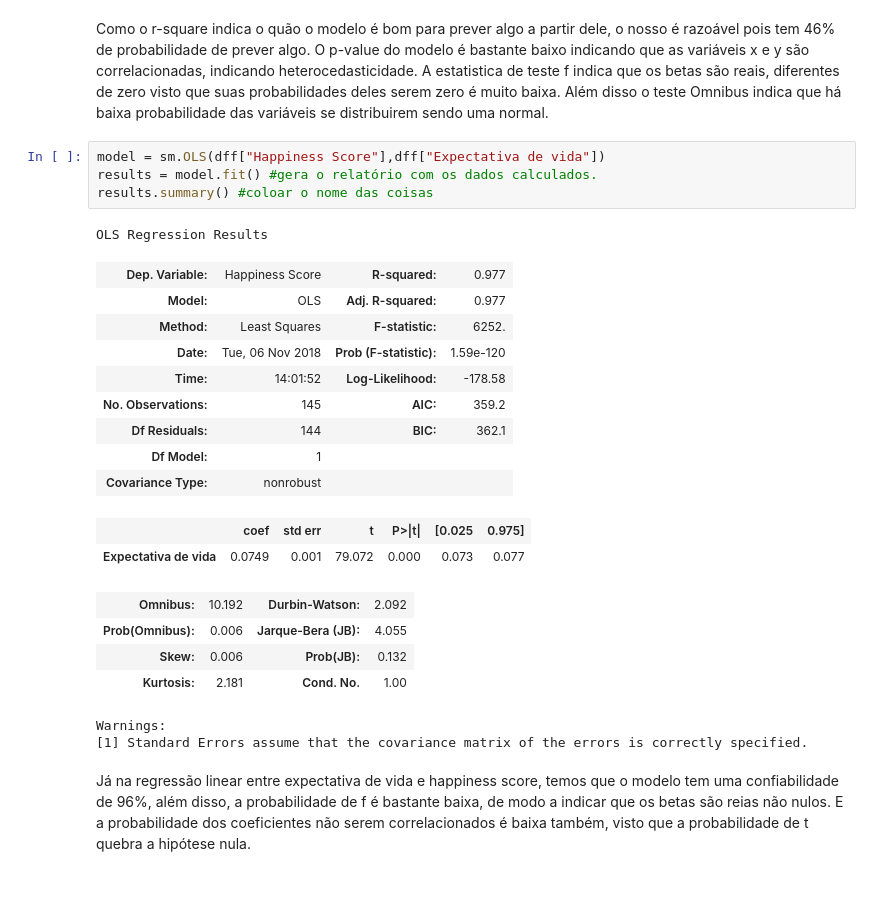
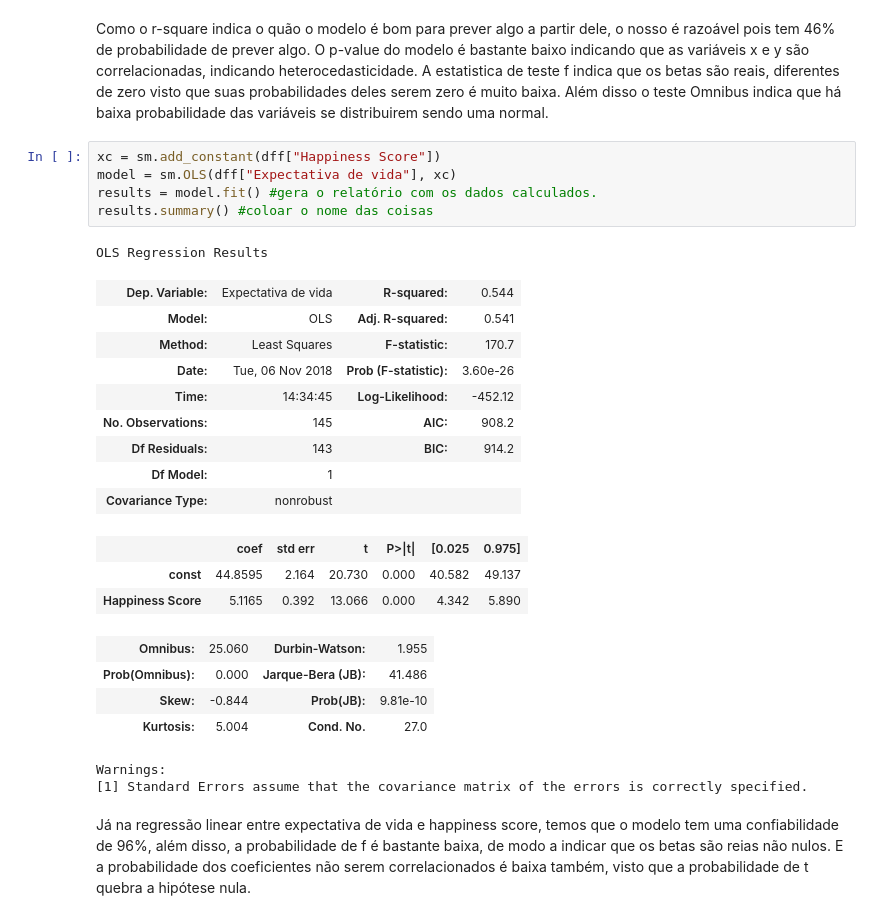
Before and after one commit to gicabral/Projeto_final_CDD, a Jupyter notebook: Projeto final Dados - leitura de dataset.ipynb, the cells around one changed output. Saved outputs shown, nothing was run; the diff lists cells and outputs as text; blank space fills up the shorter version.

```diff
--- a/Projeto final Dados - leitura de dataset.ipynb
+++ b/Projeto final Dados - leitura de dataset.ipynb
@@ -148,26 +149,28 @@ Warnings:
 Como o r-square indica o quão o modelo é bom para prever algo a partir dele, o nosso é razoável pois tem 46% de probabilidade de prever algo. O p-value do modelo é bastante baixo indicando que as variáveis x e y são correlacionadas, indicando heterocedasticidade.
 A estatistica de teste f indica que os betas são reais, diferentes de zero  visto que suas probabilidades deles serem zero é muito baixa. Além disso o teste Omnibus indica que há baixa probabilidade das variáveis se distribuirem sendo uma normal.
 # %%
-model = sm.OLS(dff["Happiness Score"],dff["Expectativa de vida"])
+xc = sm.add_constant(dff["Happiness Score"])
+model = sm.OLS(dff["Expectativa de vida"], xc)
 results = model.fit() #gera o relatório com os dados calculados.
 results.summary() #coloar o nome das coisas
 # %% [output]
 OLS Regression Results
-| Dep. Variable: | Happiness Score | R-squared: | 0.977 |
-| Model: | OLS | Adj. R-squared: | 0.977 |
-| Method: | Least Squares | F-statistic: | 6252. |
-| Date: | Tue, 06 Nov 2018 | Prob (F-statistic): | 1.59e-120 |
-| Time: | 14:01:52 | Log-Likelihood: | -178.58 |
-| No. Observations: | 145 | AIC: | 359.2 |
-| Df Residuals: | 144 | BIC: | 362.1 |
+| Dep. Variable: | Expectativa de vida | R-squared: | 0.544 |
+| Model: | OLS | Adj. R-squared: | 0.541 |
+| Method: | Least Squares | F-statistic: | 170.7 |
+| Date: | Tue, 06 Nov 2018 | Prob (F-statistic): | 3.60e-26 |
+| Time: | 14:34:45 | Log-Likelihood: | -452.12 |
+| No. Observations: | 145 | AIC: | 908.2 |
+| Df Residuals: | 143 | BIC: | 914.2 |
 | Df Model: | 1 |  |  |
 | Covariance Type: | nonrobust |  |  |
 |  | coef | std err | t | P>|t| | [0.025 | 0.975] |
-| Expectativa de vida | 0.0749 | 0.001 | 79.072 | 0.000 | 0.073 | 0.077 |
+| const | 44.8595 | 2.164 | 20.730 | 0.000 | 40.582 | 49.137 |
+| Happiness Score | 5.1165 | 0.392 | 13.066 | 0.000 | 4.342 | 5.890 |
-| Omnibus: | 10.192 | Durbin-Watson: | 2.092 |
-| Prob(Omnibus): | 0.006 | Jarque-Bera (JB): | 4.055 |
-| Skew: | 0.006 | Prob(JB): | 0.132 |
-| Kurtosis: | 2.181 | Cond. No. | 1.00 |
+| Omnibus: | 25.060 | Durbin-Watson: | 1.955 |
+| Prob(Omnibus): | 0.000 | Jarque-Bera (JB): | 41.486 |
+| Skew: | -0.844 | Prob(JB): | 9.81e-10 |
+| Kurtosis: | 5.004 | Cond. No. | 27.0 |
 Warnings:
 [1] Standard Errors assume that the covariance matrix of the errors is correctly specified.
 # %% [markdown]
```
Also changed, not shown: parts of 11 cells of this notebook, 2 other files.
